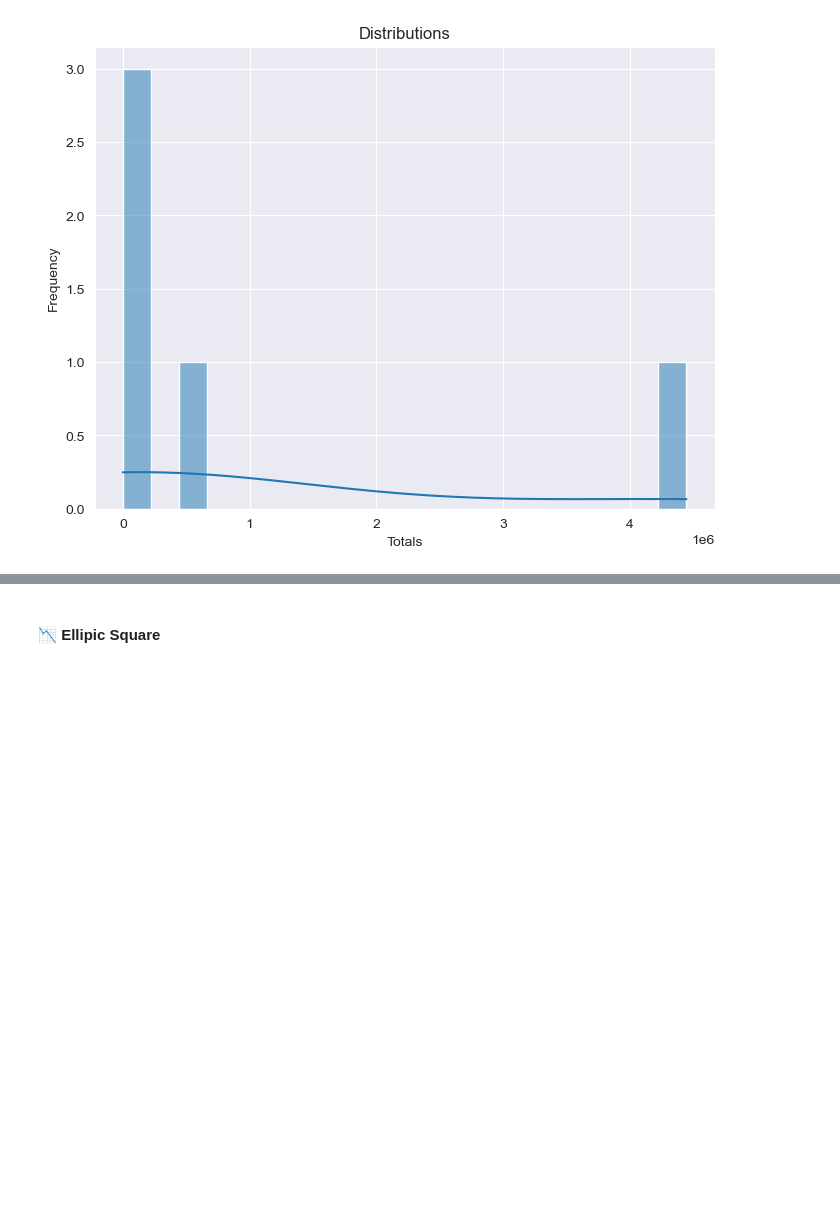
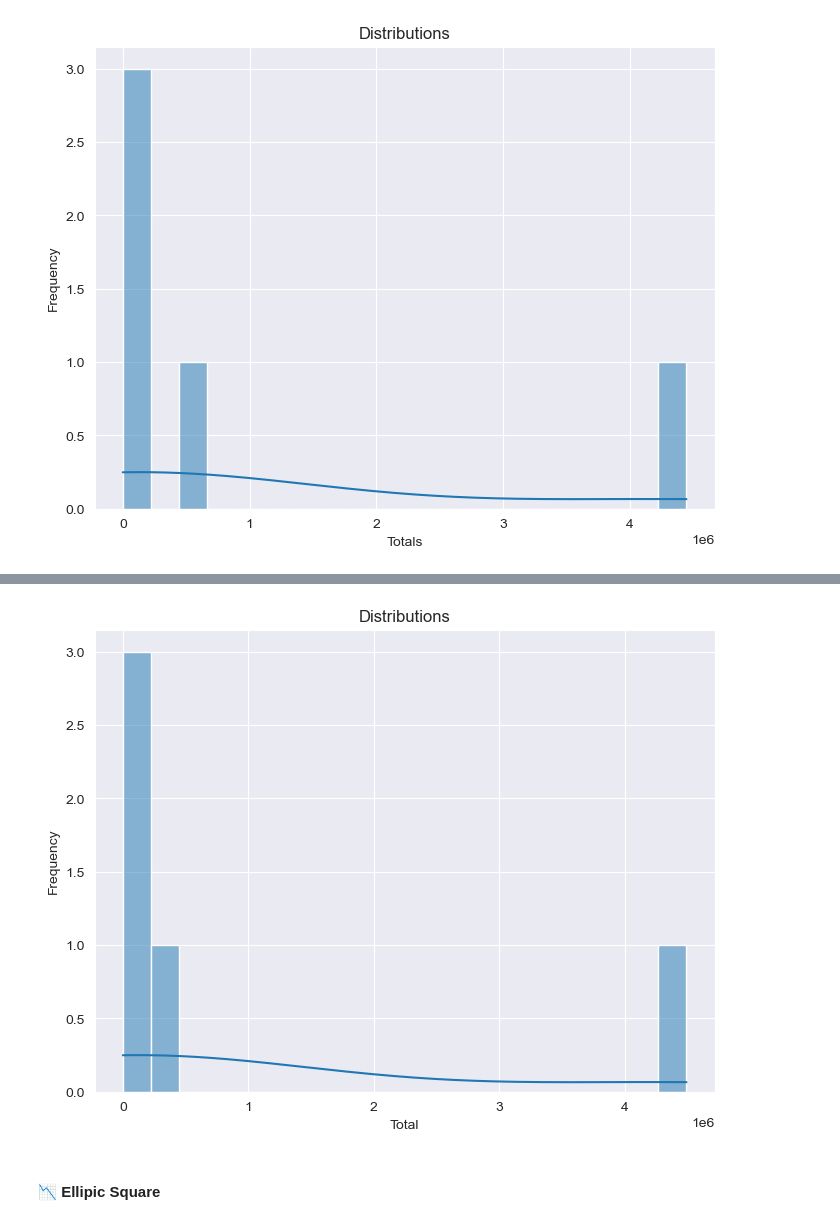
Before and after one commit to is-leeroy-jenkins/Mathy, a Jupyter notebook: ipynb/board.ipynb, the cells around one changed output, grey strips where cells are left out. Drawn from its saved outputs; the diff is of its cells as text; code cells hidden in the pictures; blank space fills up the shorter version.

```diff
--- a/ipynb/board.ipynb
+++ b/ipynb/board.ipynb
@@ -551,0 +564,4 @@ isf.analyze( X, y )
+# %%
+outlier_factor = ol.OutlierFactor( )
+outlier_factor.train( X, y )
+outlier_factor.score( X, y )
@@ -552,2 +582,6 @@ isf.analyze( X, y )
+# %%
+outlier_factor.analyze( X, y )
+# %% [output]
+[figure, added]
 # %% [markdown]
 #### 📉 Ellipic Square
```
Also changed, not shown: parts of 15 cells of this notebook, 4 other files.
